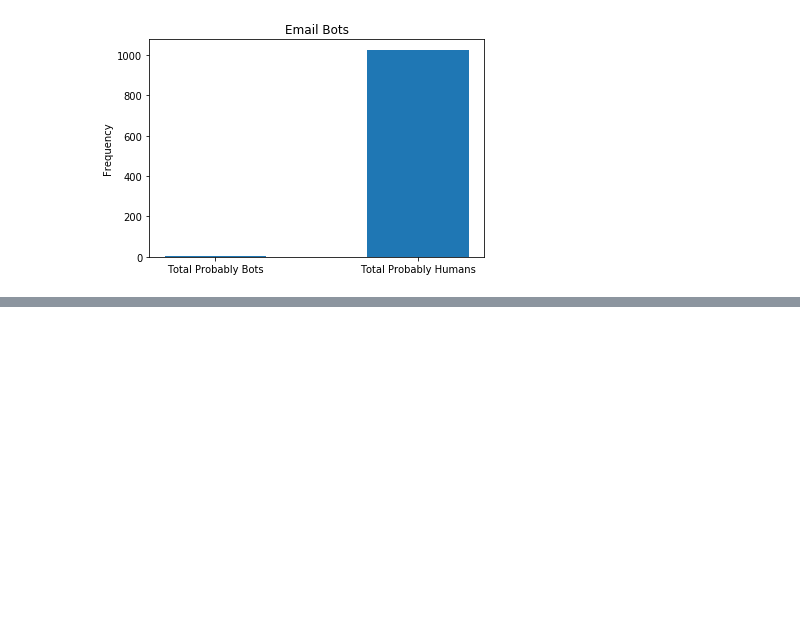
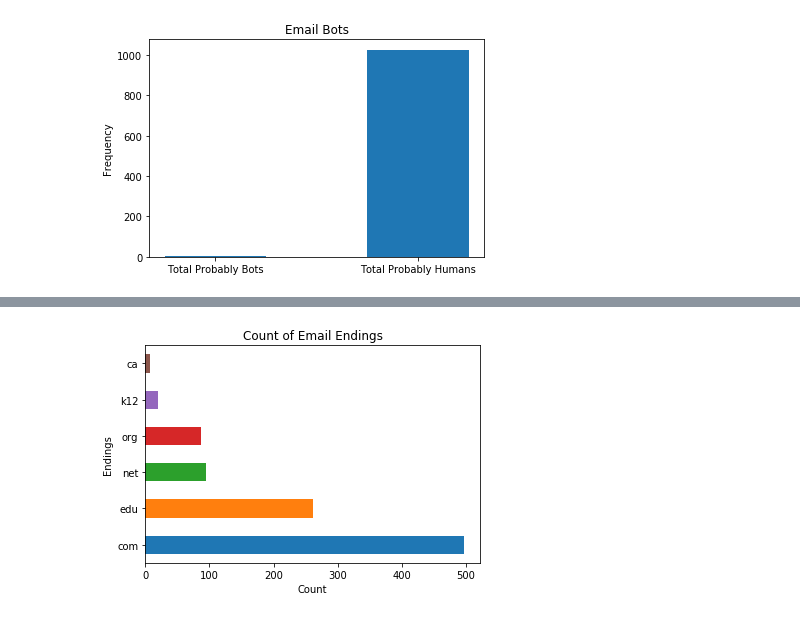
Before and after one commit to fairfield-university-ba505-fall2018/final-project-team-globo-gym-1, a Jupyter notebook: Final_Project.ipynb, the cells around one changed output, grey strips where cells are left out. Saved outputs shown, nothing was run; the diff lists cells and outputs as text; code cells hidden in the pictures; blank space fills up the shorter version.

```diff
--- a/Final_Project.ipynb
+++ b/Final_Project.ipynb
@@ -222,0 +257,20 @@ plt.show()
+# %%
+# create a new column with the split data
+Data_1['Split'] = Data_1.Provider.str.split('.')
+
+# create a function that splits the provider and keeps only the part after the '.' sign
+def split_provider(x):
+   return x.split(".")[1]
+
+# create a new column called Provider and place all of the split email providers in it
+Data_1["Email_End"] = Data_1["Provider"].apply(split_provider)
+# %%
+Email_End_2 = Data_1['Email_End'].str.lower()
+# Plotted the different endings to emails such as -com or -edu to see the dispersion amongst the data
+Email_End_2.value_counts()[0:6].plot(kind='barh')
+plt.xlabel('Count')
+plt.ylabel('Endings')
+plt.title('Count of Email Endings')
+plt.show()
+# %% [output]
+[figure, added]
```
Also changed, not shown: parts of 17 cells of this notebook.
